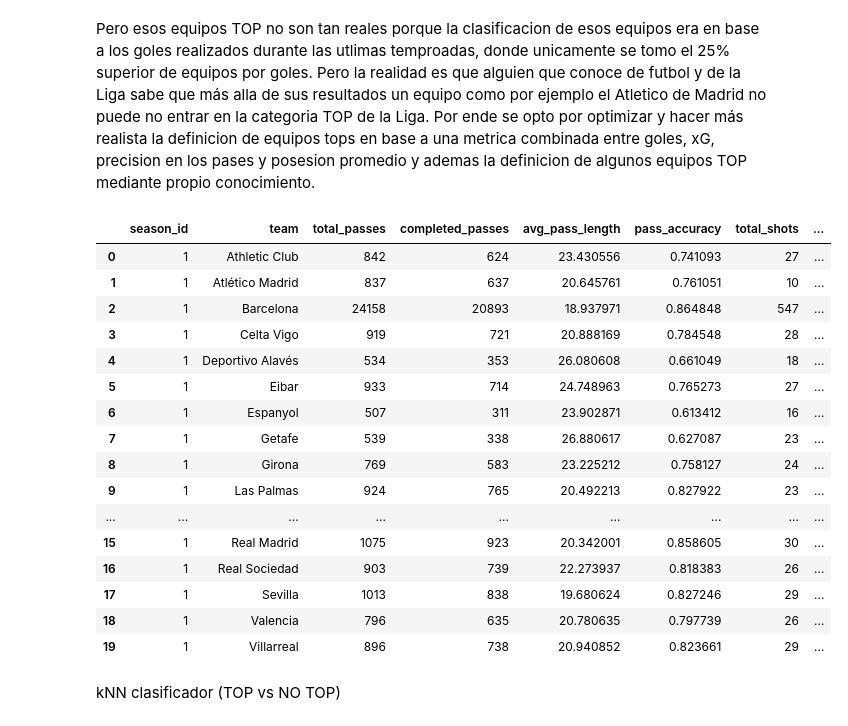
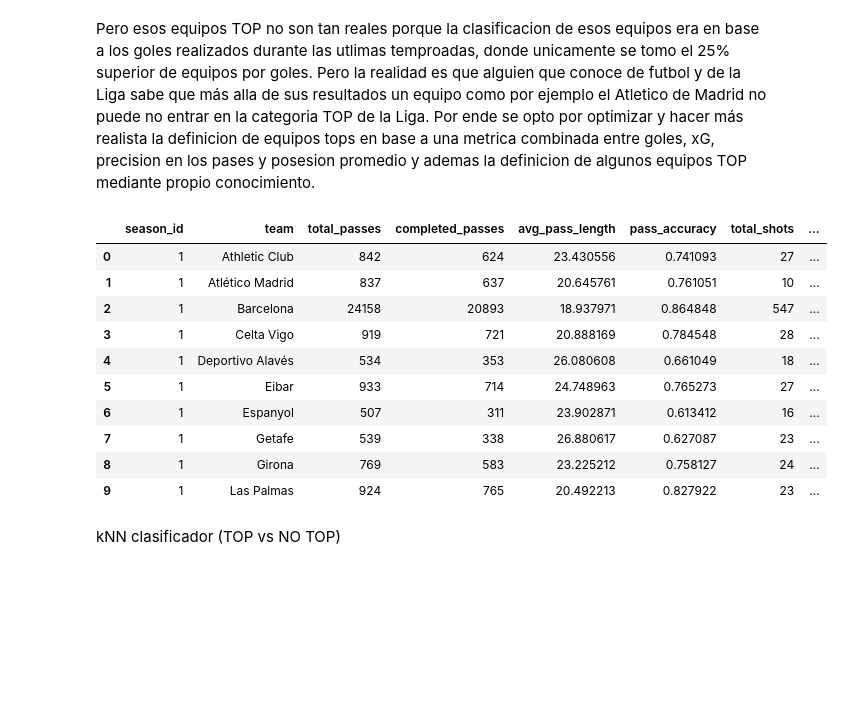
Before and after one commit to VainstubTomas/Aprendizaje_Automatico_Grandes_Datos, a Jupyter notebook: main.ipynb, the cells around one changed output. Saved outputs shown, nothing was run; the diff lists cells and outputs as text; code cells hidden in the pictures; blank space fills up the shorter version.

```diff
--- a/main.ipynb
+++ b/main.ipynb
@@ -575,38 +578,32 @@ Pero esos equipos TOP no son tan reales porque la clasificacion de esos equipos
 # %%
 big_teams = ['Barcelona', 'Real Madrid', 'Atlético Madrid', 'Sevilla']
 df_model['performance_score'] = (
     df_model['goals']*0.4 +
     df_model['avg_xG']*200 +
     df_model['pass_accuracy']*0.2 +
     df_model['avg_possession']*0.1
 )
 
 top_threshold = df_model.groupby('season_id')['performance_score'].transform(lambda x: x.quantile(0.75))
 
 df_model['top_team'] = (
     (df_model['performance_score'] >= top_threshold) |
     (df_model['team'].isin(big_teams))
 ).astype(int)
 
-display(df_model.head(20))
+display(df_model.head(10))
 # %% [output]
 |  | season_id | team | total_passes | completed_passes | avg_pass_length | pass_accuracy | total_shots | ... |
 | 0 | 1 | Athletic Club | 842 | 624 | 23.430556 | 0.741093 | 27 | ... |
 | 1 | 1 | Atlético Madrid | 837 | 637 | 20.645761 | 0.761051 | 10 | ... |
 | 2 | 1 | Barcelona | 24158 | 20893 | 18.937971 | 0.864848 | 547 | ... |
 | 3 | 1 | Celta Vigo | 919 | 721 | 20.888169 | 0.784548 | 28 | ... |
 | 4 | 1 | Deportivo Alavés | 534 | 353 | 26.080608 | 0.661049 | 18 | ... |
 | 5 | 1 | Eibar | 933 | 714 | 24.748963 | 0.765273 | 27 | ... |
 | 6 | 1 | Espanyol | 507 | 311 | 23.902871 | 0.613412 | 16 | ... |
 | 7 | 1 | Getafe | 539 | 338 | 26.880617 | 0.627087 | 23 | ... |
 | 8 | 1 | Girona | 769 | 583 | 23.225212 | 0.758127 | 24 | ... |
 | 9 | 1 | Las Palmas | 924 | 765 | 20.492213 | 0.827922 | 23 | ... |
-| ... | ... | ... | ... | ... | ... | ... | ... | ... |
-| 15 | 1 | Real Madrid | 1075 | 923 | 20.342001 | 0.858605 | 30 | ... |
-| 16 | 1 | Real Sociedad | 903 | 739 | 22.273937 | 0.818383 | 26 | ... |
-| 17 | 1 | Sevilla | 1013 | 838 | 19.680624 | 0.827246 | 29 | ... |
-| 18 | 1 | Valencia | 796 | 635 | 20.780635 | 0.797739 | 26 | ... |
-| 19 | 1 | Villarreal | 896 | 738 | 20.940852 | 0.823661 | 29 | ... |
 # %% [markdown]
 kNN clasificador (TOP vs NO TOP)
 # %%
```
Also changed, not shown: parts of 12 cells of this notebook.
